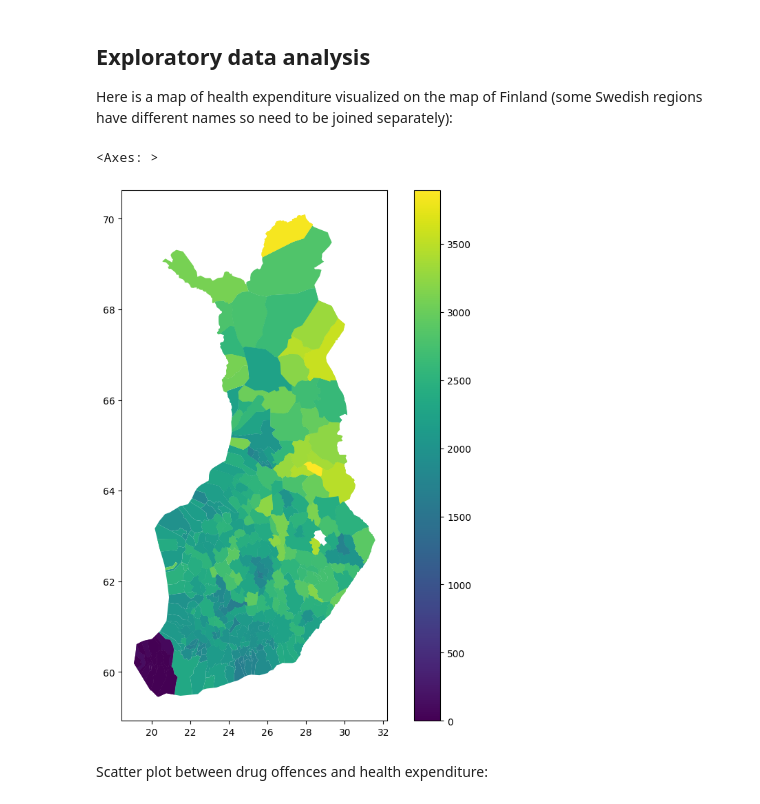
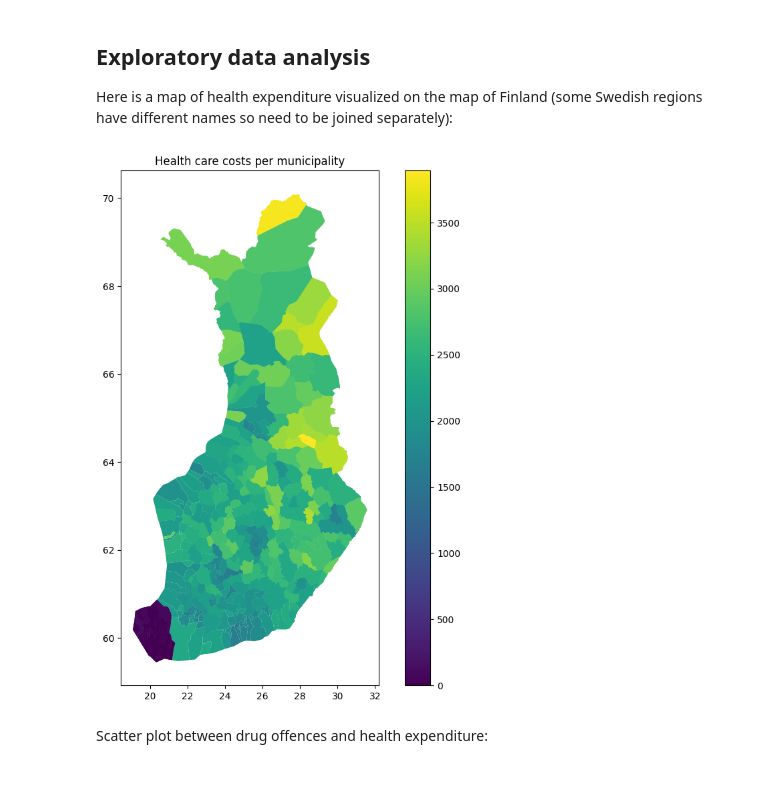
Before and after one commit to AnnaKuokkanen/DataScienceIntro, a Jupyter notebook: intro_to_data_project.ipynb, the cells around one changed output. Cells and saved outputs as stored; diff of their text form; code cells hidden in the pictures.

Commit message:
Add figure for costs

```diff
--- a/intro_to_data_project.ipynb
+++ b/intro_to_data_project.ipynb
@@ -238,17 +246,18 @@ Here is a map of health expenditure visualized on the map of Finland (some Swedi
 # %%
 finland_map = gpd.read_file("data/municipalities.json")[["NAMEFIN", "NAMESWE", "geometry"]]
 
-data_2020 = data[np.where(data["year"] == 2020, True, False)][["health_cost", "municipality"]]
+data_2020 = health_cost[np.where(health_cost["year"] == 2020, True, False)][["health_cost", "municipality"]]
 
 finland_map_fin = pd.merge(finland_map, data_2020, how="outer", left_on=["NAMEFIN"], right_on=["municipality"])
 finland_map_swe = pd.merge(finland_map, data_2020, how="outer", left_on=["NAMESWE"], right_on=["municipality"])
 
 fig, ax = plt.subplots(figsize=(10, 10))
 finland_map_swe.plot(ax = ax, column="health_cost", legend=True)
 finland_map_fin.plot(ax = ax, column="health_cost")
+ax.set_title("Health care costs per municipality")
+plt.savefig('health_costs.jpg')
 # %% [output]
-<Axes: >
-[figure, old version]
+[figure, new version]
 # %% [markdown]
 Scatter plot between drug offences and health expenditure:
 # %%
```
Also changed, not shown: parts of 4 cells of this notebook, 1 other file.
